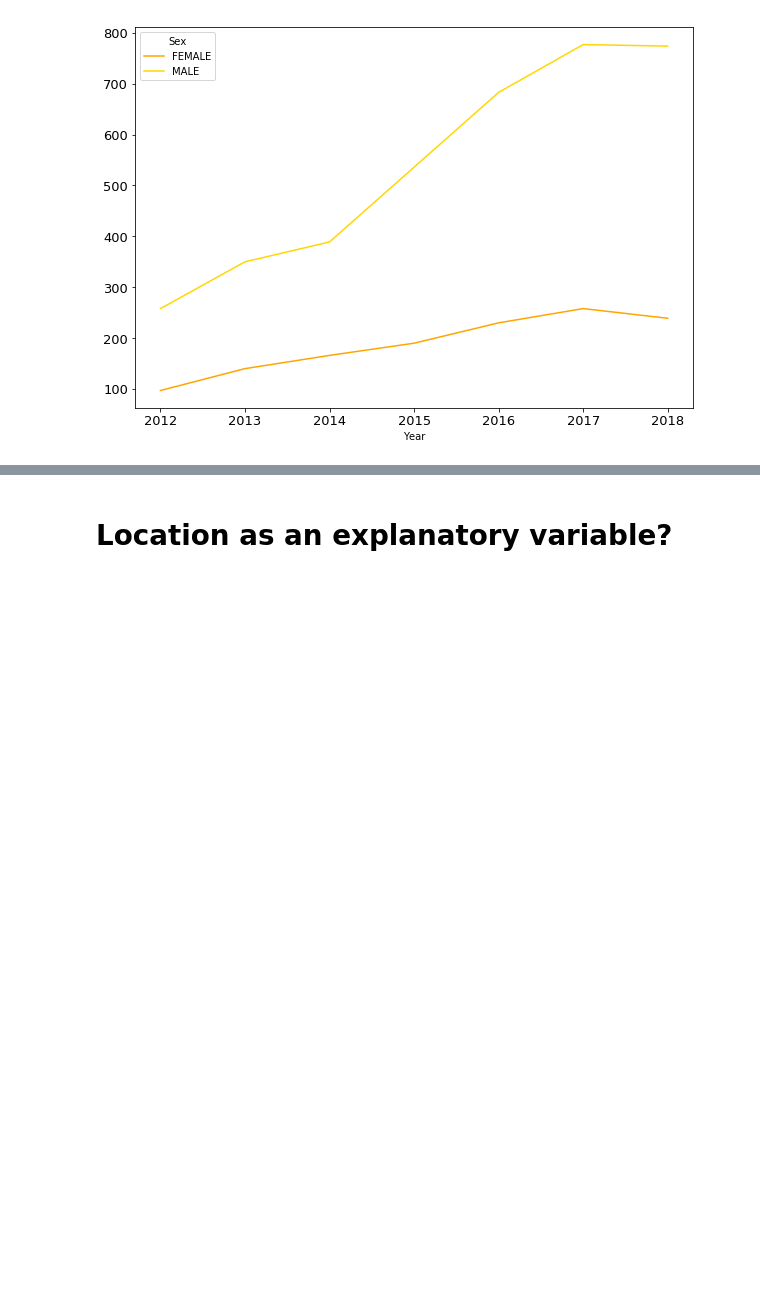
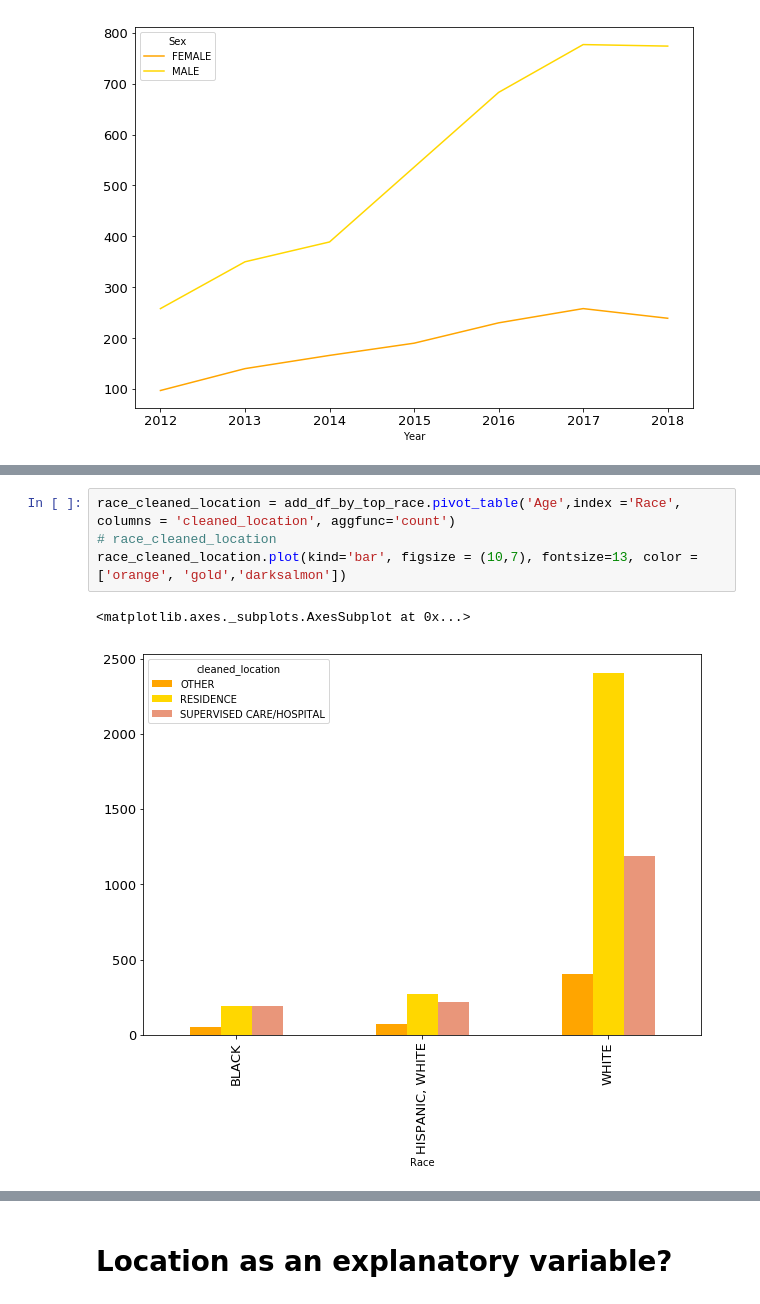
Before and after one commit to kalbond/data_science_term_project, a Jupyter notebook: notebooks/accidental_drug_related_deaths.ipynb, the cells around one changed output, grey strips where cells are left out. Drawn from its saved outputs; the diff is of its cells as text; blank space fills up the shorter version.

```diff
--- a/notebooks/accidental_drug_related_deaths.ipynb
+++ b/notebooks/accidental_drug_related_deaths.ipynb
@@ -580,0 +677,7 @@ add_df.groupby(['Year', 'Sex'])['Sex'].count().unstack().plot(figsize = (10, 7),
+# %%
+race_cleaned_location = add_df_by_top_race.pivot_table('Age',index ='Race', columns = 'cleaned_location', aggfunc='count')
+# race_cleaned_location
+race_cleaned_location.plot(kind='bar', figsize = (10,7), fontsize=13, color = ['orange', 'gold','darksalmon'])
+# %% [output]
+<matplotlib.axes._subplots.AxesSubplot at 0x...>
+[figure, added]
```
Also changed, not shown: parts of 12 cells of this notebook.
